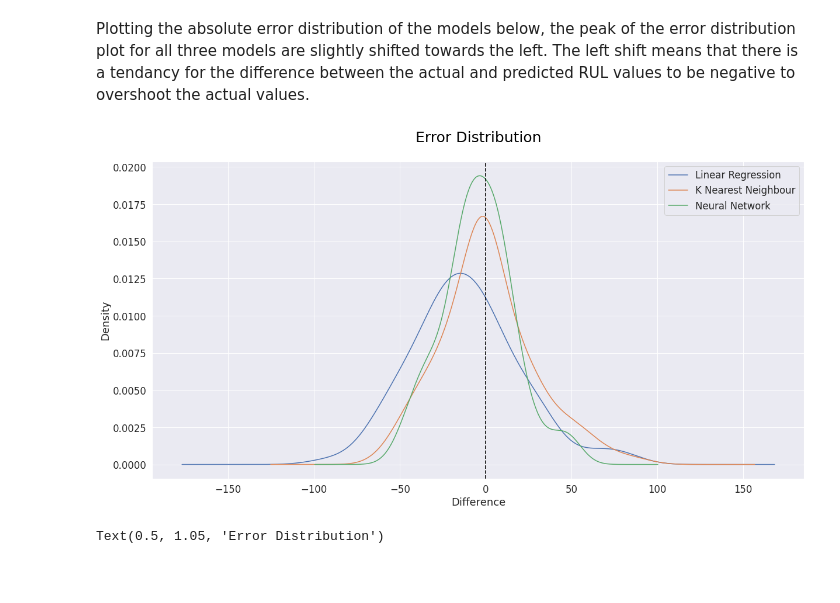
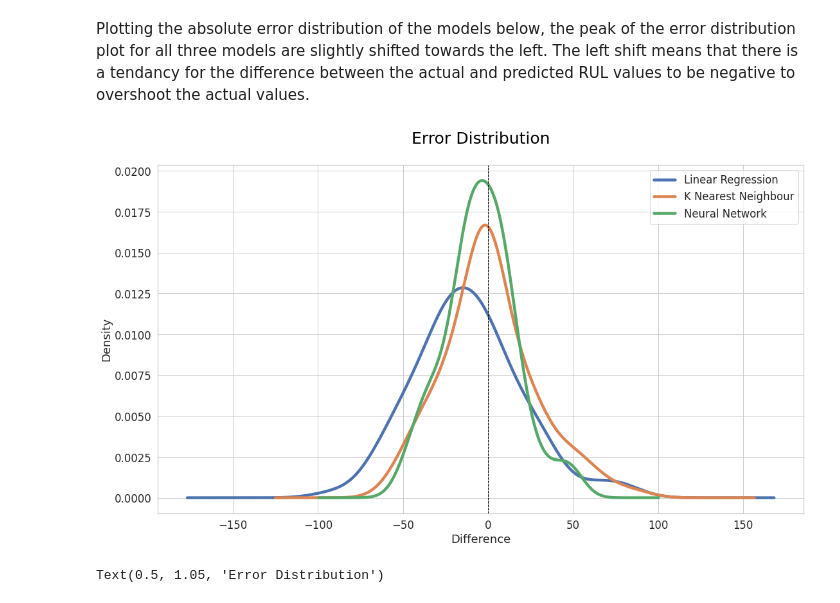
Before and after one commit to luqmanbuang/Aircraft-Engine-Lifetime-Prediction-with-Machine-Learning, a Jupyter notebook: Main.ipynb, the cells around one changed output. Cells and saved outputs as stored; diff of their text form; code cells hidden in the pictures; blank space fills up the shorter version.

```diff
--- a/Main.ipynb
+++ b/Main.ipynb
@@ -189,6 +189,7 @@ import seaborn as sns
 # Apply the default theme
 sns.set_theme()
 sns.set(font_scale=1.5)
+style = plt.style.context("seaborn-whitegrid")
 
 class MachineLearningModel:
   def __init__(self,model,name,testDataFrame, X_test, OutputDataFrame = None):
@@ -213,7 +214,7 @@ class MachineLearningModel:
     # Calculating the predicted maximum cycle of the engine units
     self.OutputDataFrame[f'PredMaxCycles_{self.name}'] = self.OutputDataFrame['cycles'] / (1 - self.OutputDataFrame[f'Pred_H.I._{self.name}'])
 
-  def PlotPredMaxCycles(self,displayUnit=1):
+  def PlotPredMaxCycles(self,displayUnit=1, display_mean = True):
     # Returning the average maximum cycle value of a particular engine unit
     df = self.OutputDataFrame[f'PredMaxCycles_{self.name}']
     meanValue = df[(self.OutputDataFrame['unit'] == displayUnit)][-10:].mean()
@@ -221,24 +222,26 @@ class MachineLearningModel:
 
     # plotting the predicted maximum cycles
     plt.figure(figsize = (18, 9))
-    plt.plot(df[(self.OutputDataFrame['unit'] == displayUnit)])
+    plt.style.context("seaborn-whitegrid")
+    sns.set_style('whitegrid')
+    plt.plot(df[(self.OutputDataFrame['unit'] == displayUnit)], linewidth=2.5)
     plt.xlabel('Cycles')
     plt.ylabel('Predicted Maximum Cycles')
-    plt.axhline(meanValue, color="red", linestyle='dashed', linewidth=1.6)
+    if display_mean == True:
+      plt.axhline(meanValue, color="red", linestyle='dashed', linewidth=1.6)
 
     # set title and axis labels
     errorDist = plt.title(f'Predicted Maximum Cycles of engine unit {displayUnit}', x=0.5, y=1.05, ha='center', fontsize='xx-large')
     plt.setp(errorDist, color='black')
 
   def DataFrame(self, displayUnit=None, remove_sensor_data=False):
+    df = self.OutputDataFrame
+    if displayUnit:
+      df = df[df['unit'] == displayUnit]
+
     # function returns dataframe
     droppedColumns = ['Op1', 'Op2', 'S2', 'S3', 'S4', 'S7', 'S8', 'S11', 'S12',
           'S13', 'S14', 'S15', 'S17', 'S20', 'S21']
-    if displayUnit is None:
-      df = self.OutputDataFrame
-    else:
-      df = self.OutputDataFrame[self.OutputDataFrame['unit'] == displayUnit]
-
     if remove_sensor_data == True:
       df.drop(droppedColumns, axis=1, errors='ignore', inplace=True)
     return df
@@ -260,7 +263,7 @@ class MachineLearningModel:
       maxpred.append(df[(self.OutputDataFrame['unit'] == i)].min())
     return maxpred
 
-  def PlotRUL(self, displayUnit = None):
+  def PlotRUL(self, displayUnit = None, line_width=2.5):
     # Visualizing the predicted cycles of the engine units in the test dataset.
     # x-axis represents the cycles
     engine_unit = ''
@@ -271,7 +274,8 @@ class MachineLearningModel:
       engine_unit = f'Engine {displayUnit}, '
 
     plt.figure(figsize = (18, 9))
-    plt.plot(df)
+    sns.set_style('whitegrid')
+    plt.plot(df, linewidth=line_width)
     plt.xlabel('Cycles')
     plt.ylabel('Predicted RUL')
     plt.title(f'Predicted Remaining Useful Life; {engine_unit}{self.name}', x=0.5, y=1.05, ha='center', fontsize='x-large')
@@ -465,6 +469,7 @@ FinalResult.columns = ["Actual RUL"]
 unit = []
 for i in range(1,101):
   unit.append(i)
+FinalResult['Unit'] = unit
 
 names = ['lreg', 'knr', 'nn']
 models = [RUL_lreg, RUL_knr, RUL_nn]
@@ -495,22 +500,23 @@ Plotting the absolute error distribution of the models below, the peak of the er
 # %%
 import matplotlib
 
-plt.figure(figsize=(20,10))
+plt.figure(figsize=(18,10))
 plt.tight_layout()
 
-FinalResult['diff_lreg'].plot(label = 'Linear Regression', kind = 'kde', legend = True)
-FinalResult['diff_knr'].plot(label = 'K Nearest Neighbour', kind = 'kde', legend = True)
-FinalResult['diff_nn'].plot(label = 'Neural Network', kind = 'kde', legend = True)
-plt.axvline(0, color="black", linestyle='dashed', linewidth=1.6)
+sns.set_style('whitegrid')
+sns.despine(bottom = False, left = False)
+FinalResult['diff_lreg'].plot(label = 'Linear Regression', kind = 'kde', linewidth=4.5, legend = True)
+FinalResult['diff_knr'].plot(label = 'K Nearest Neighbour', kind = 'kde', linewidth=4.5, legend = True)
+FinalResult['diff_nn'].plot(label = 'Neural Network', kind = 'kde', linewidth=4.5, legend = True)
+plt.axvline(0, color="black", linestyle='dashed', linewidth=1)
 
 # set title and axis labels
 errorDist = plt.title('Error Distribution', x=0.5, y=1.05, ha='center', fontsize='25')
 plt.setp(errorDist, color = 'black')
-# matplotlib.rc('font', size=20)
 plt.xlabel('Difference')
 plt.show()
 # %% [output]
-[figure, old version]
+[figure, new version]
 # %%
 boxplot = FinalResult[['diff_nn','diff_knr','diff_lreg']]
 
```
Also changed, not shown: parts of 5 cells of this notebook.
